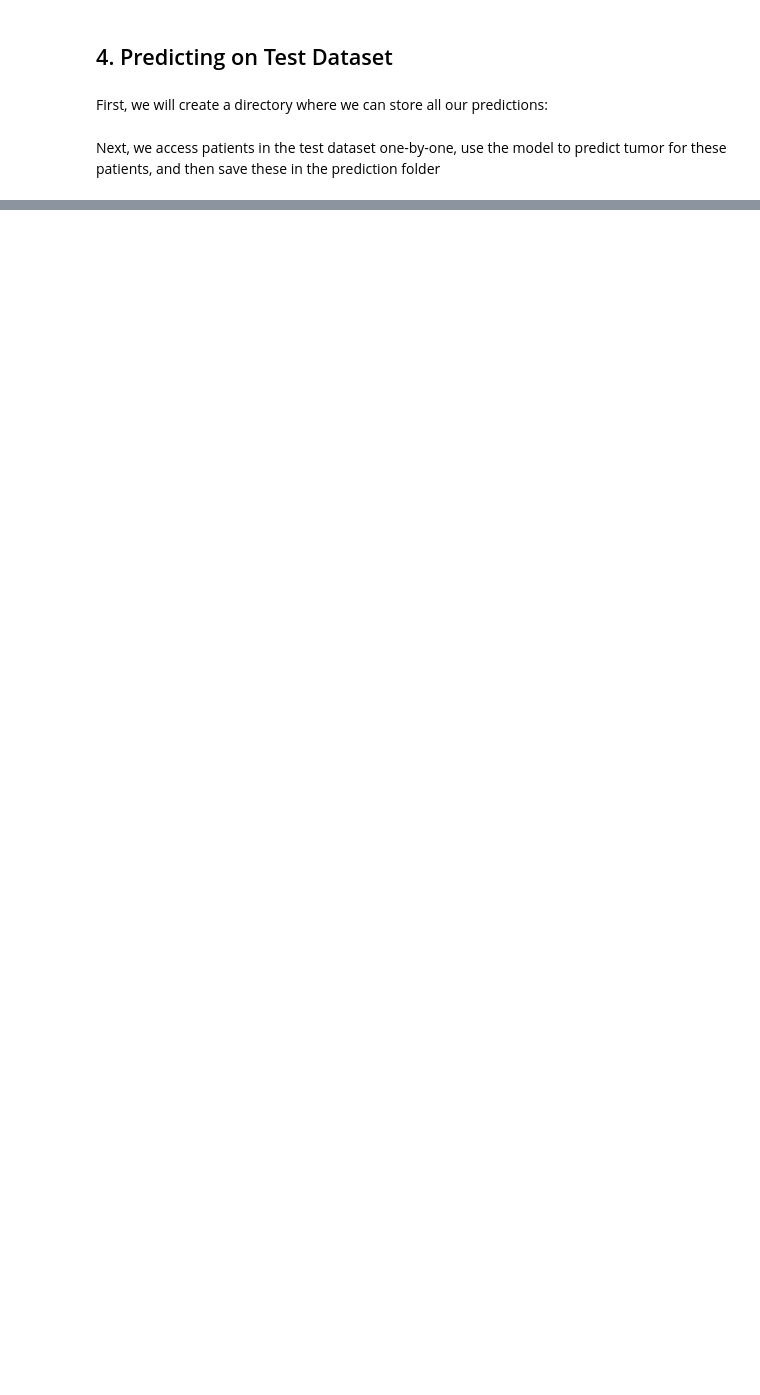
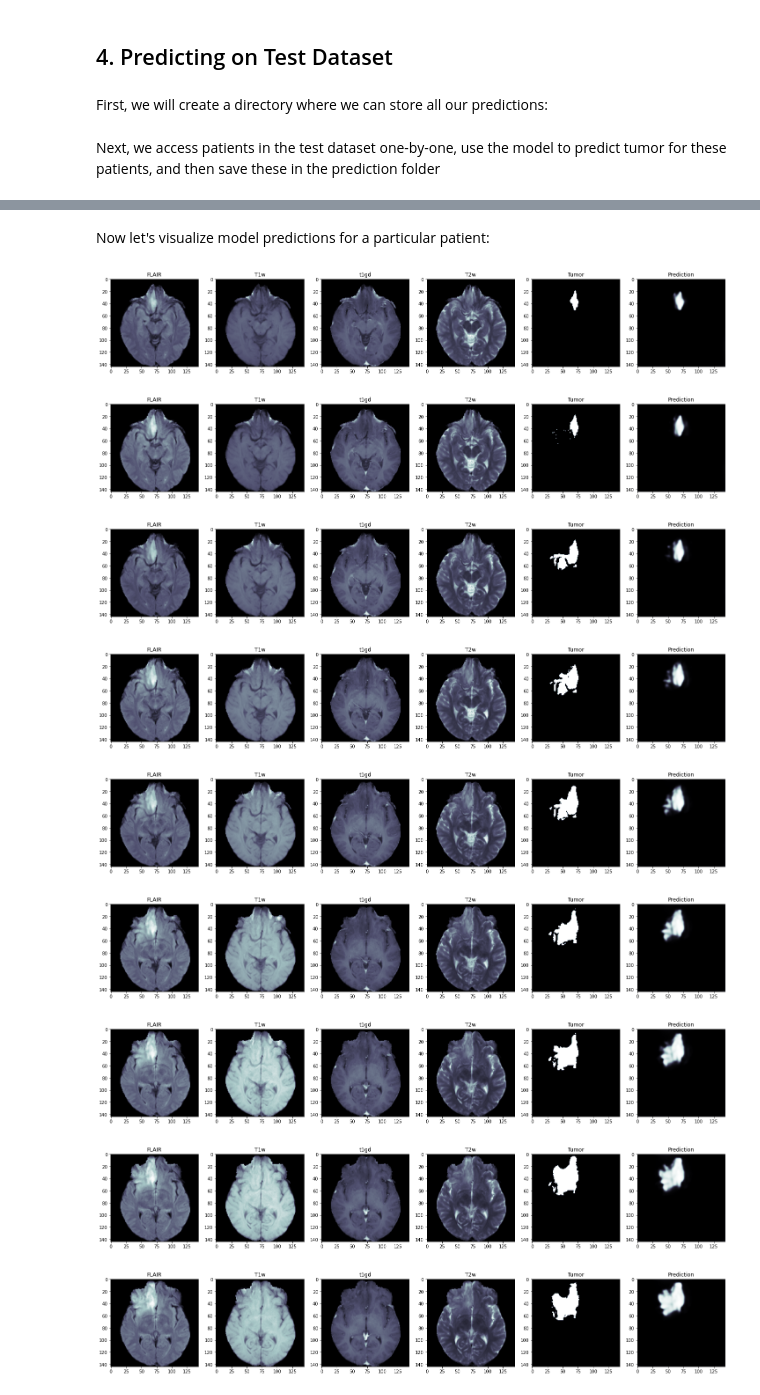
Before and after one commit to comp-hci-lab/BDSI_2022_ML, a Jupyter notebook: solution/02_Trained_Model_Solution.ipynb, the cells around one changed output, grey strips where cells are left out. Drawn from its saved outputs; the diff is of its cells as text; code cells hidden in the pictures; blank space fills up the shorter version.

```diff
--- a/solution/02_Trained_Model_Solution.ipynb
+++ b/solution/02_Trained_Model_Solution.ipynb
@@ -53,0 +69,3 @@ print(unet.summary())
+# %%
+UNet = ModelLoader()
+model = UNet.make_model()
@@ -104,0 +137,3 @@ for case in ptest:
+# %%
+MRIData = DataLoader()
+patient = Patient(MRIData, UNet)
@@ -104,0 +165,17 @@ for case in ptest:
+# %% [markdown]
+Now let's visualize model predictions for a particular patient:
+# %%
+patient_case = 'TCGA-HT-7874'
+patient.create(patient_case)
+for z_slice in range(60,70):
+    patient.plot_figures(z_slice)
+# %% [output]
+[figure, added]
+[figure, added]
+[figure, added]
+[figure, added]
+[figure, added]
+[figure, added]
+[figure, added]
+[figure, added]
+[figure, added]
```
Also changed, not shown: parts of 18 cells of this notebook, 5 other files.
